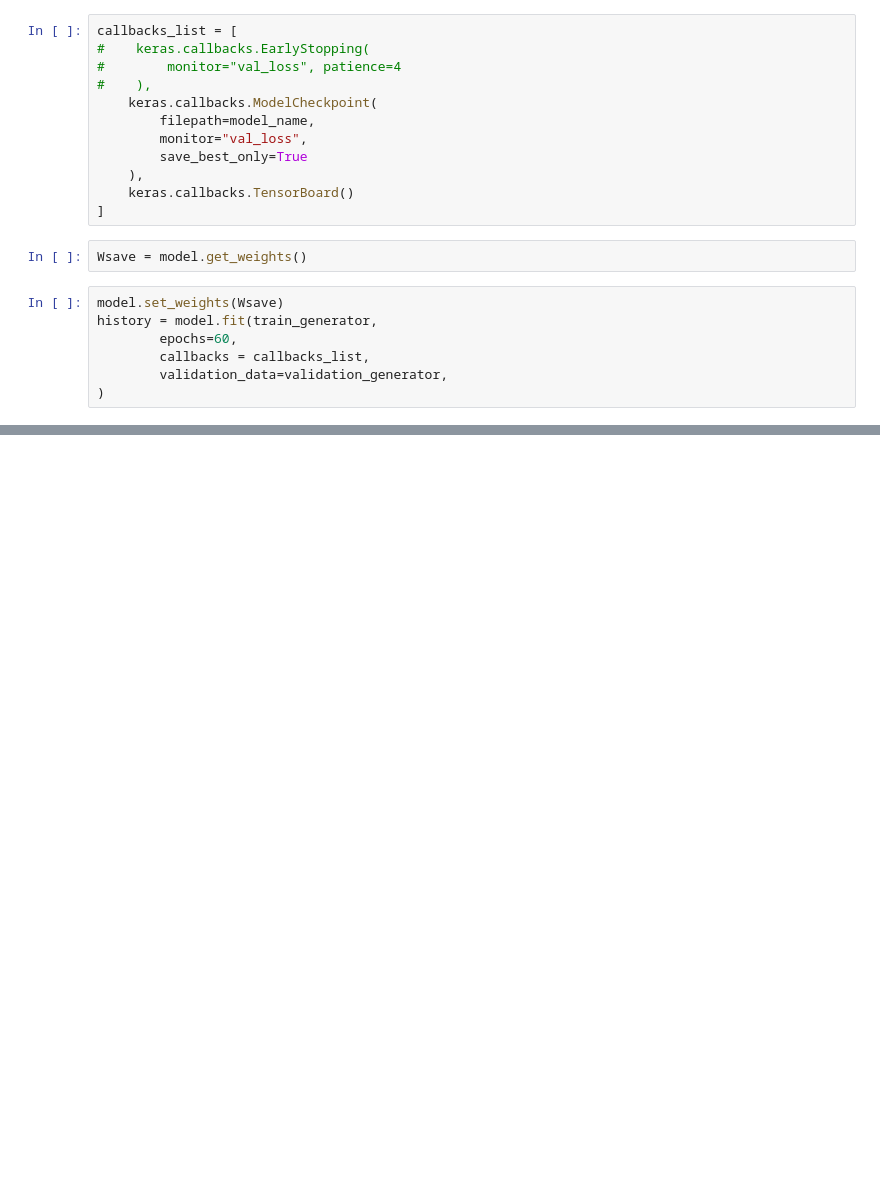
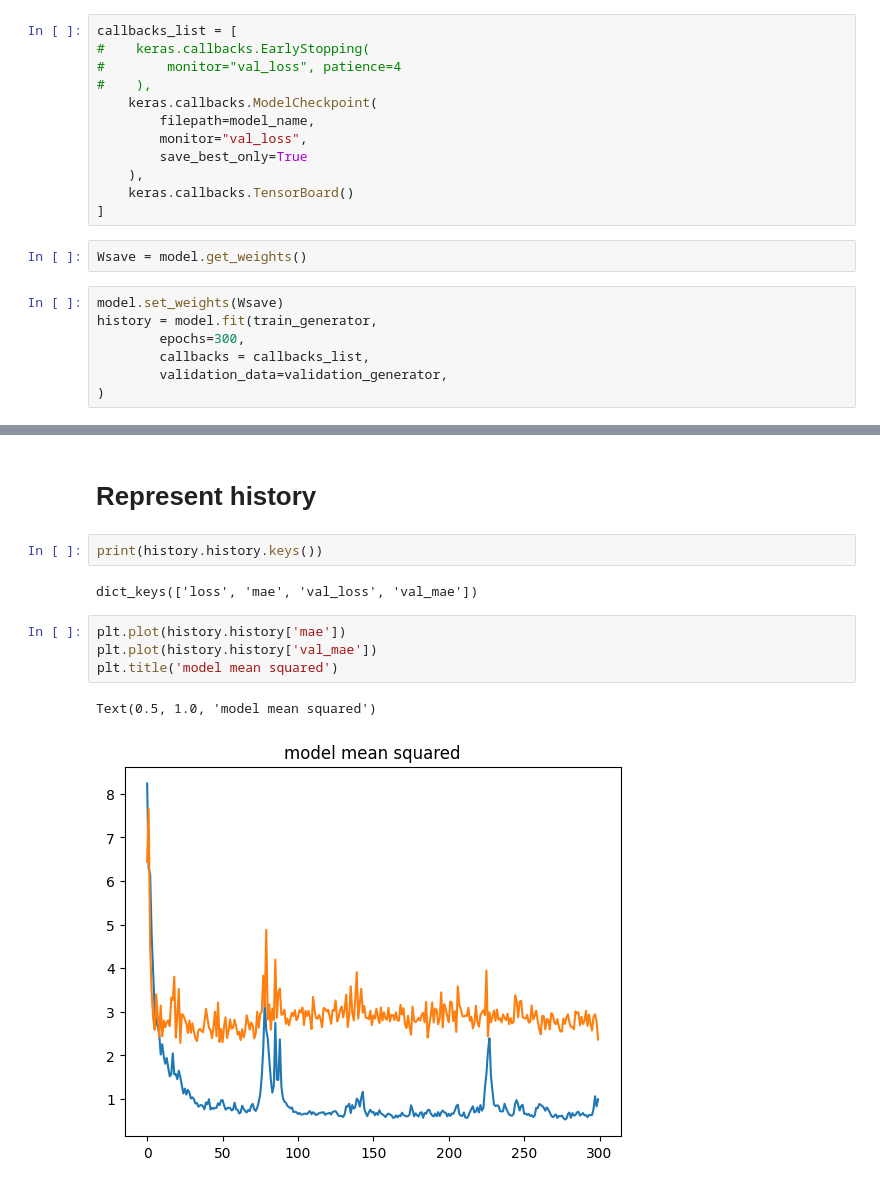
Before and after one commit to o-love/VC_Proyecto-final, a Jupyter notebook: Modelo1.ipynb, the cells around one changed output, grey strips where cells are left out. Cells and saved outputs as stored; diff of their text form; blank space fills up the shorter version.

Commit message:
Trained first basic model. Basic history representation

```diff
--- a/Modelo1.ipynb
+++ b/Modelo1.ipynb
@@ -192,7 +192,7 @@ Wsave = model.get_weights()
 # %%
 model.set_weights(Wsave)
 history = model.fit(train_generator,
-        epochs=60,
+        epochs=300,
         callbacks = callbacks_list,
         validation_data=validation_generator,
 )
@@ -217,0 +234,13 @@ INFO:tensorflow:Assets written to: simple_covnet_model.tf/assets
+# %% [markdown]
+# Represent history
+# %%
+print(history.history.keys())
+# %% [output]
+dict_keys(['loss', 'mae', 'val_loss', 'val_mae'])
+# %%
+plt.plot(history.history['mae'])
+plt.plot(history.history['val_mae'])
+plt.title('model mean squared')
+# %% [output]
+Text(0.5, 1.0, 'model mean squared')
+[figure, added]
```
Also changed, not shown: parts of 5 cells of this notebook.
